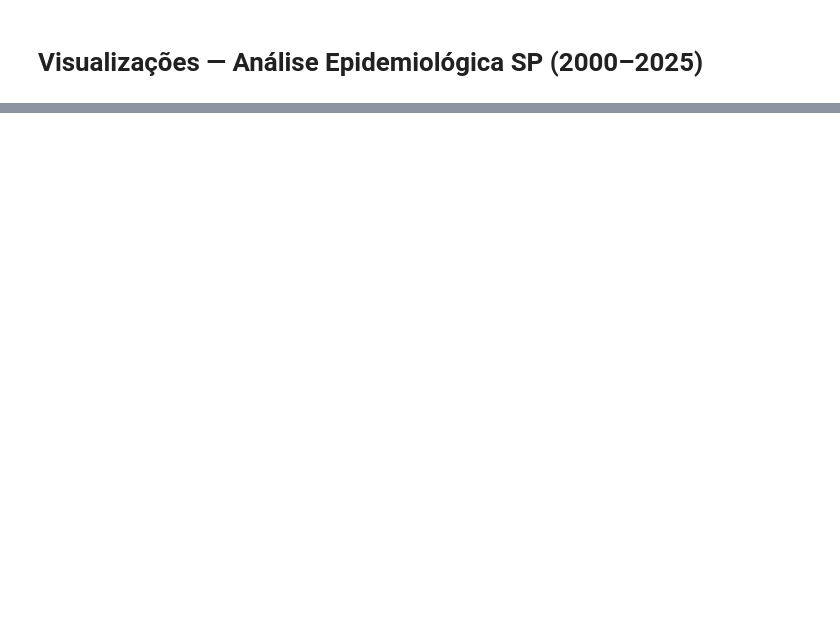
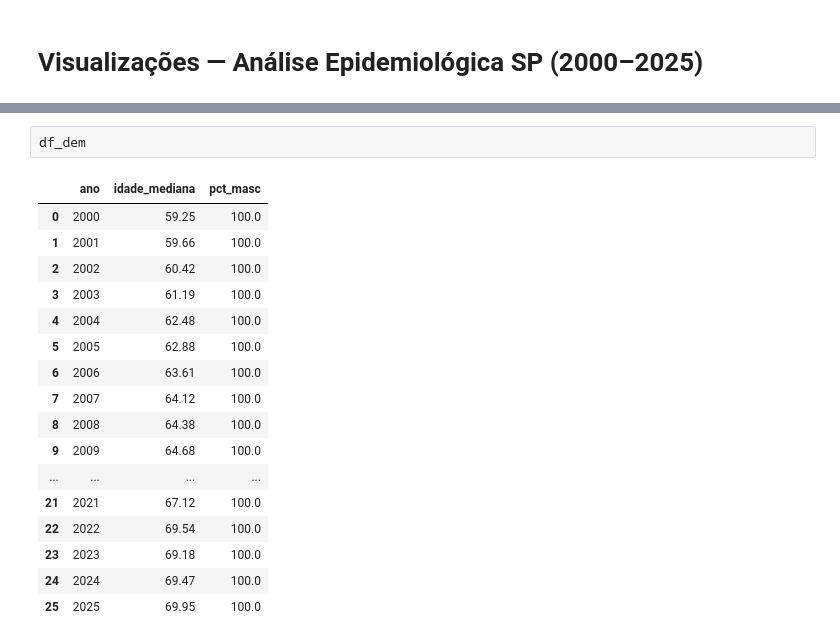
Before and after one commit to thsantferr/TCC_SIM_2-2026, a Jupyter notebook: analise_inicial.ipynb, the cells around one changed output, grey strips where cells are left out. Cells and saved outputs as stored; diff of their text form; blank space fills up the shorter version.

```diff
--- a/analise_inicial.ipynb
+++ b/analise_inicial.ipynb
@@ -826,3 +845,23 @@ plt.show()
+# %%
+df_dem
+# %% [output]
+|  | ano | idade_mediana | pct_masc |
+| 0 | 2000 | 59.25 | 100.0 |
+| 1 | 2001 | 59.66 | 100.0 |
+| 2 | 2002 | 60.42 | 100.0 |
+| 3 | 2003 | 61.19 | 100.0 |
+| 4 | 2004 | 62.48 | 100.0 |
+| 5 | 2005 | 62.88 | 100.0 |
+| 6 | 2006 | 63.61 | 100.0 |
+| 7 | 2007 | 64.12 | 100.0 |
+| 8 | 2008 | 64.38 | 100.0 |
+| 9 | 2009 | 64.68 | 100.0 |
+| ... | ... | ... | ... |
+| 21 | 2021 | 67.12 | 100.0 |
+| 22 | 2022 | 69.54 | 100.0 |
+| 23 | 2023 | 69.18 | 100.0 |
+| 24 | 2024 | 69.47 | 100.0 |
+| 25 | 2025 | 69.95 | 100.0 |
 # %%
 # ── Figura 4: Envelhecimento dos óbitos e composição por sexo ────────────────
 df_dem = con.execute(f"""
```
Also changed, not shown: parts of 17 cells of this notebook, 1 other file.
